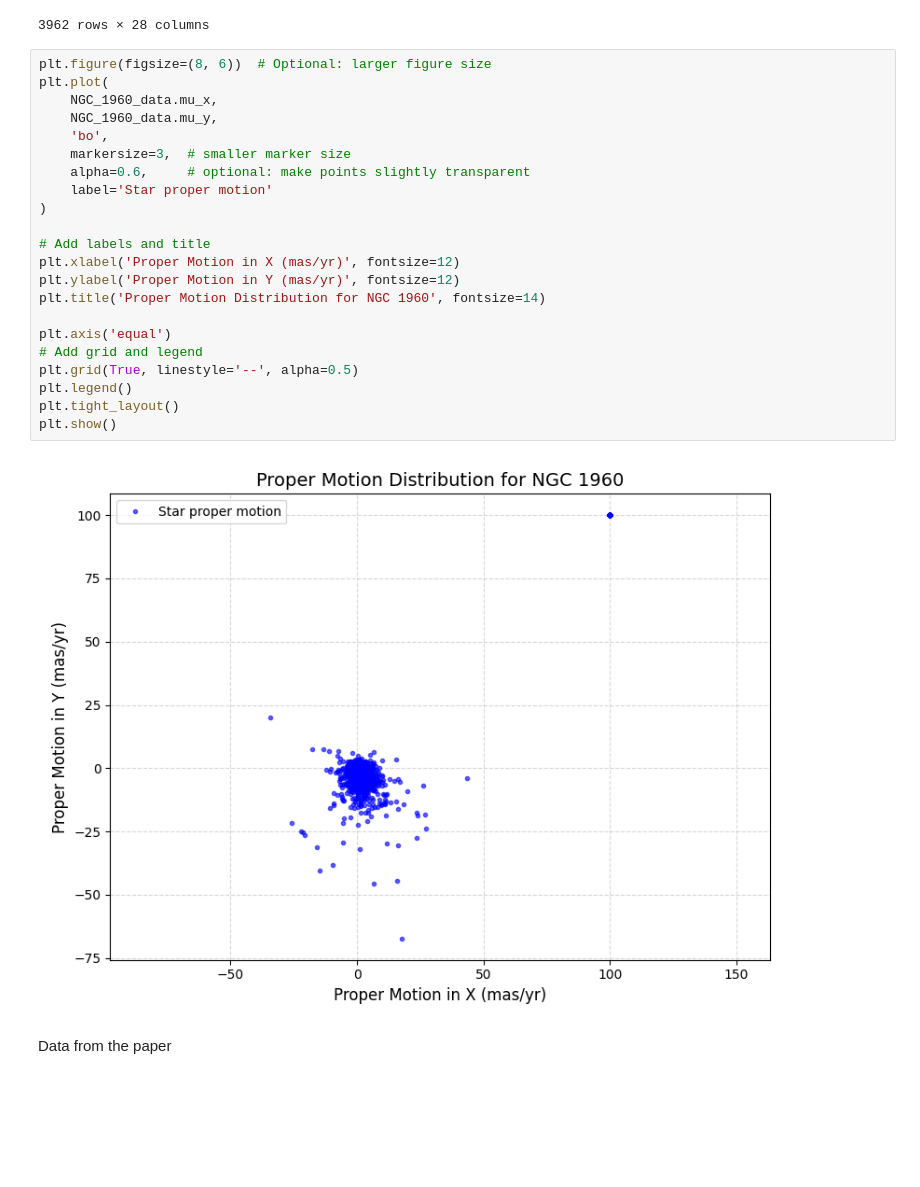
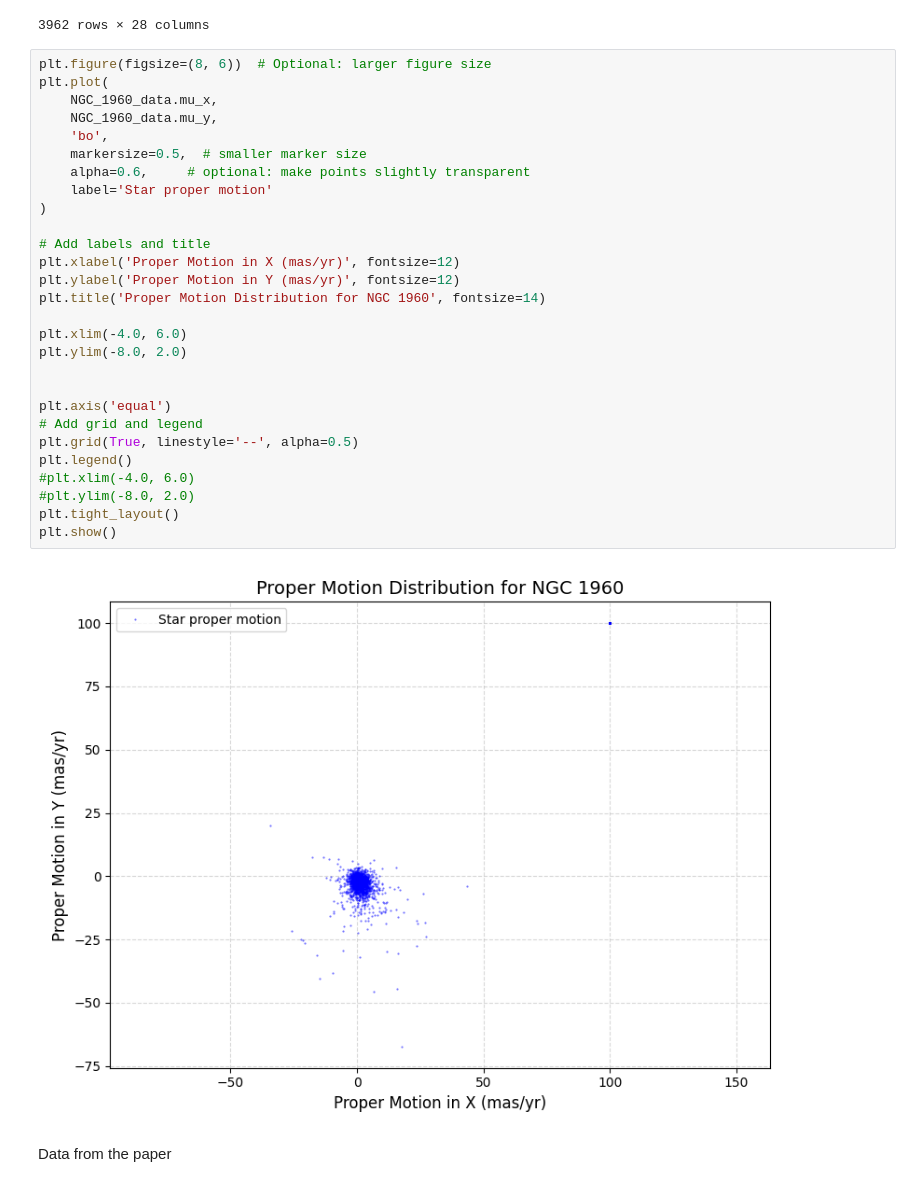
Before and after one commit to pranavkalsi/My-Projects, a Jupyter notebook: NGC_1960.ipynb, the cells around one changed output. Cells and saved outputs as stored; diff of their text form; blank space fills up the shorter version.

```diff
--- a/NGC_1960.ipynb
+++ b/NGC_1960.ipynb
@@ -34,27 +34,33 @@ display(NGC_1960_data)
 # %%
 plt.figure(figsize=(8, 6))  # Optional: larger figure size
 plt.plot(
     NGC_1960_data.mu_x,
     NGC_1960_data.mu_y,
     'bo',
-    markersize=3,  # smaller marker size
+    markersize=0.5,  # smaller marker size
     alpha=0.6,     # optional: make points slightly transparent
     label='Star proper motion'
 )
 
 # Add labels and title
 plt.xlabel('Proper Motion in X (mas/yr)', fontsize=12)
 plt.ylabel('Proper Motion in Y (mas/yr)', fontsize=12)
 plt.title('Proper Motion Distribution for NGC 1960', fontsize=14)
 
+plt.xlim(-4.0, 6.0)
+plt.ylim(-8.0, 2.0)
+
+
 plt.axis('equal')
 # Add grid and legend
 plt.grid(True, linestyle='--', alpha=0.5)
 plt.legend()
+#plt.xlim(-4.0, 6.0)
+#plt.ylim(-8.0, 2.0)
 plt.tight_layout()
 plt.show()
 # %% [output]
-[figure, old version]
+[figure, new version]
 # %% [markdown]
 Data from the paper
 # %% [markdown]
```
Also changed, not shown: parts of 18 cells of this notebook, 2 other files.
